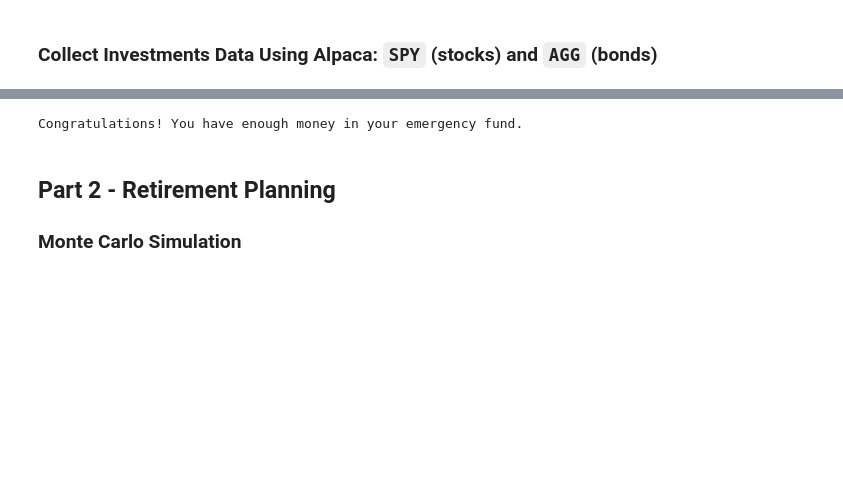
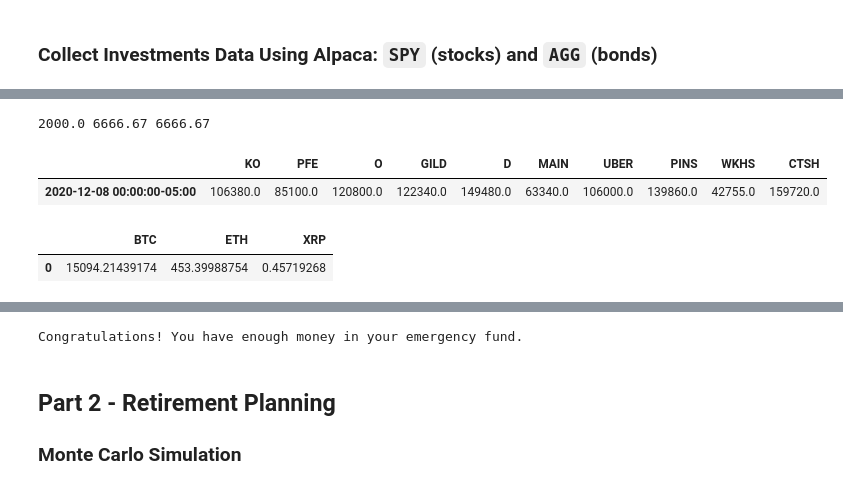
Before and after one commit to silvainfm/Project_1, a Jupyter notebook: Project 1/financial-planner.ipynb, the cells around one changed output, grey strips where cells are left out. Saved outputs shown, nothing was run; the diff lists cells and outputs as text; code cells hidden in the pictures; blank space fills up the shorter version.

```diff
--- a/Project 1/financial-planner.ipynb
+++ b/Project 1/financial-planner.ipynb
@@ -146,3 +161,31 @@ display(df_savings)
+# %%
+investment_per_stock = round(stocks_investment / len(new_data.columns),2)
+investment_per_stock
+
+investment_per_crypto = round(crypto_investment / len(crypto_data.columns),2)
+investment_per_crypto
+
+investment_per_bond = round(bonds_investment / len(close_bonds.columns),2)
+investment_per_crypto
+
+print(investment_per_stock, investment_per_crypto, investment_per_crypto)
+# %% [output]
+2000.0 6666.67 6666.67
+# %%
+# Get stock value, equal investments
+stock_value = new_data * investment_per_stock
+stock_value
+# %% [output]
+|  | KO | PFE | O | GILD | D | MAIN | UBER | PINS | WKHS | CTSH |
+| 2020-12-08 00:00:00-05:00 | 106380.0 | 85100.0 | 120800.0 | 122340.0 | 149480.0 | 63340.0 | 106000.0 | 139860.0 | 42755.0 | 159720.0 |
+# %%
+# Get crypto value, equal investment
+# crypto_value = crypto_data *
+# crypto_value
+crypto_data *
+# %% [output]
+|  | BTC | ETH | XRP |
+| 0 | 15094.21439174 | 453.39988754 | 0.45719268 |
 # %%
 # Plot savings pie chart
 # YOUR CODE HERE!
```
Also changed, not shown: parts of 13 cells of this notebook.
